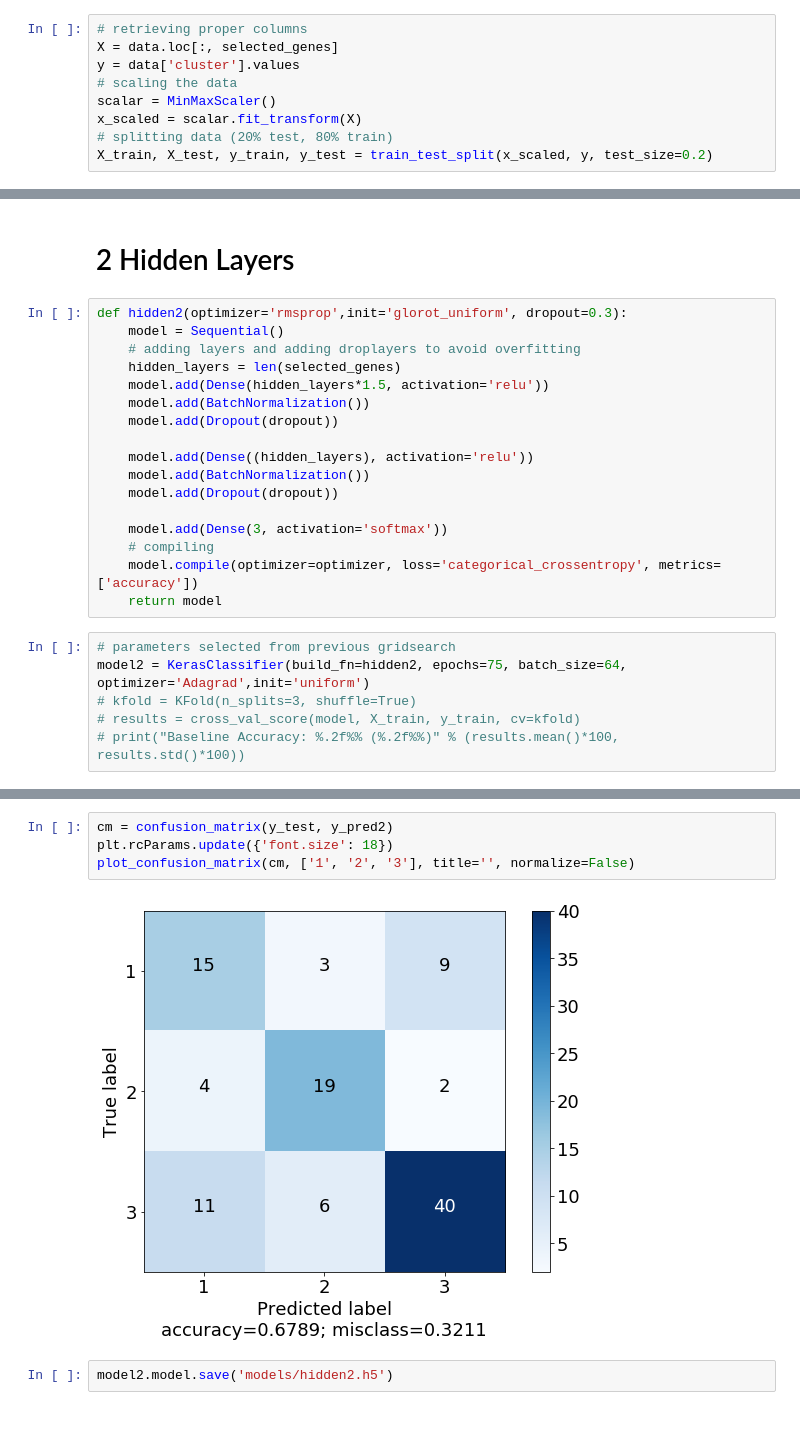
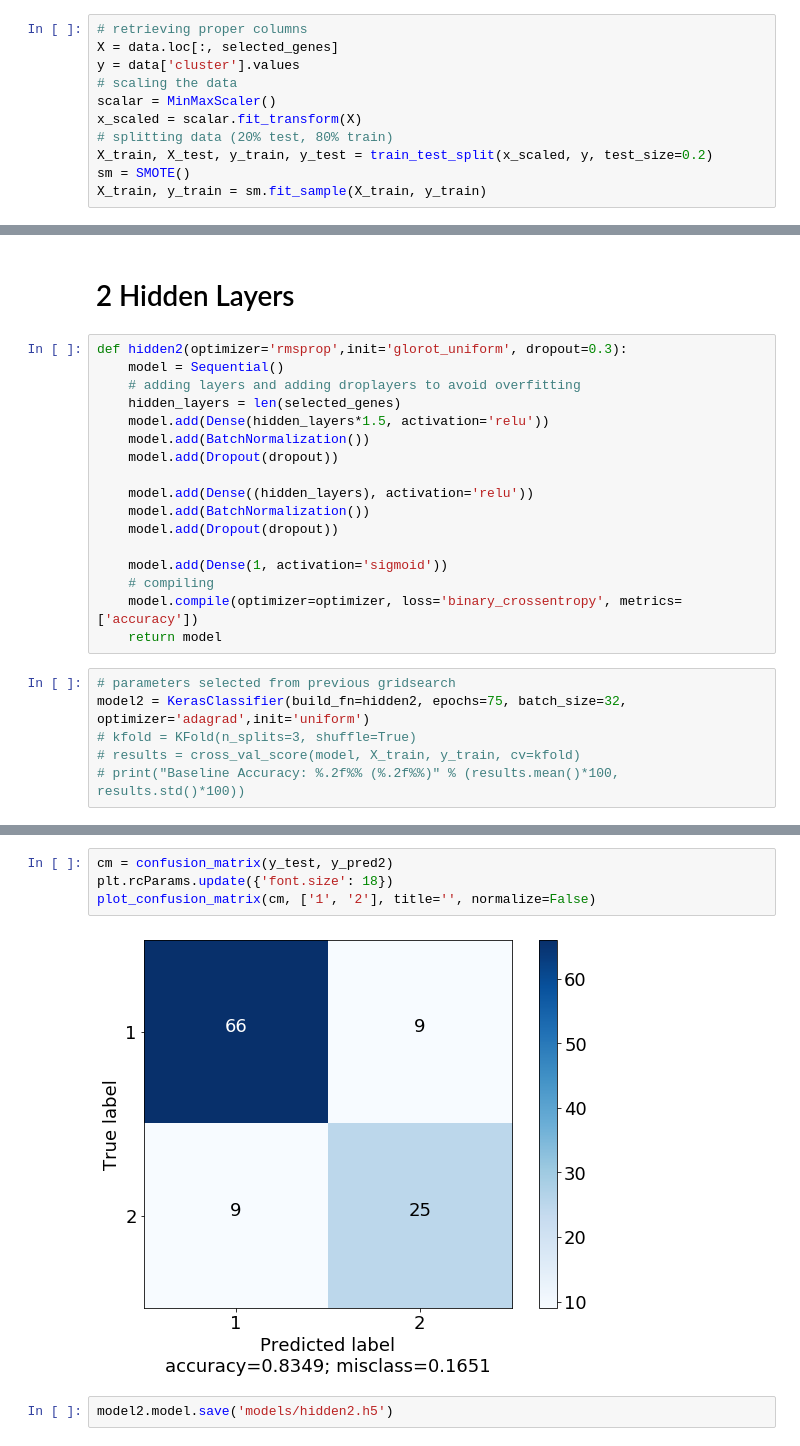
Before and after one commit to tig3r66/youreka_genes, a Jupyter notebook: best/layer_eval.ipynb, the cells around one changed output, grey strips where cells are left out. Cells and saved outputs as stored; diff of their text form.

```diff
--- a/best/layer_eval.ipynb
+++ b/best/layer_eval.ipynb
@@ -41,6 +42,8 @@ scalar = MinMaxScaler()
 x_scaled = scalar.fit_transform(X)
 # splitting data (20% test, 80% train)
 X_train, X_test, y_train, y_test = train_test_split(x_scaled, y, test_size=0.2)
+sm = SMOTE()
+X_train, y_train = sm.fit_sample(X_train, y_train)
 # %% [markdown]
 # Confusion Matrix Plotting Function
 # %%
@@ -269,13 +272,13 @@ def hidden2(optimizer='rmsprop',init='glorot_uniform', dropout=0.3):
     model.add(BatchNormalization())
     model.add(Dropout(dropout))
 
-    model.add(Dense(3, activation='softmax'))
+    model.add(Dense(1, activation='sigmoid'))
     # compiling
-    model.compile(optimizer=optimizer, loss='categorical_crossentropy', metrics=['accuracy'])
+    model.compile(optimizer=optimizer, loss='binary_crossentropy', metrics=['accuracy'])
     return model
 # %%
 # parameters selected from previous gridsearch
-model2 = KerasClassifier(build_fn=hidden2, epochs=75, batch_size=64, optimizer='Adagrad',init='uniform')
+model2 = KerasClassifier(build_fn=hidden2, epochs=75, batch_size=32, optimizer='adagrad',init='uniform')
 # kfold = KFold(n_splits=3, shuffle=True)
 # results = cross_val_score(model, X_train, y_train, cv=kfold)
 # print("Baseline Accuracy: %.2f%% (%.2f%%)" % (results.mean()*100, results.std()*100))
@@ -331,9 +332,9 @@ plt.show()
 # %%
 cm = confusion_matrix(y_test, y_pred2)
 plt.rcParams.update({'font.size': 18})
-plot_confusion_matrix(cm, ['1', '2', '3'], title='', normalize=False)
+plot_confusion_matrix(cm, ['1', '2'], title='', normalize=False)
 # %% [output]
-[figure, old version]
+[figure, new version]
 # %%
 model2.model.save('models/hidden2.h5')
 # %% [markdown]
```
Also changed, not shown: parts of 19 cells of this notebook.
